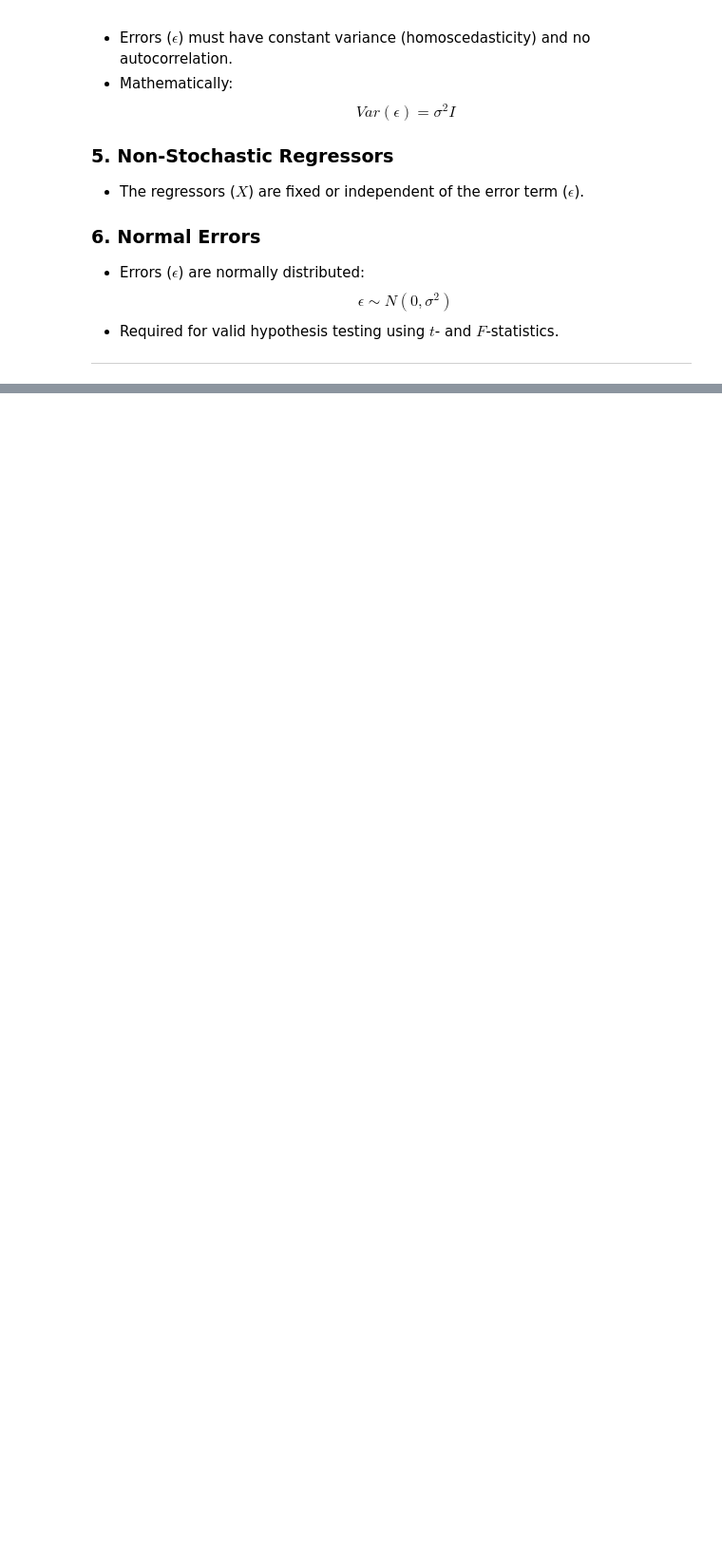
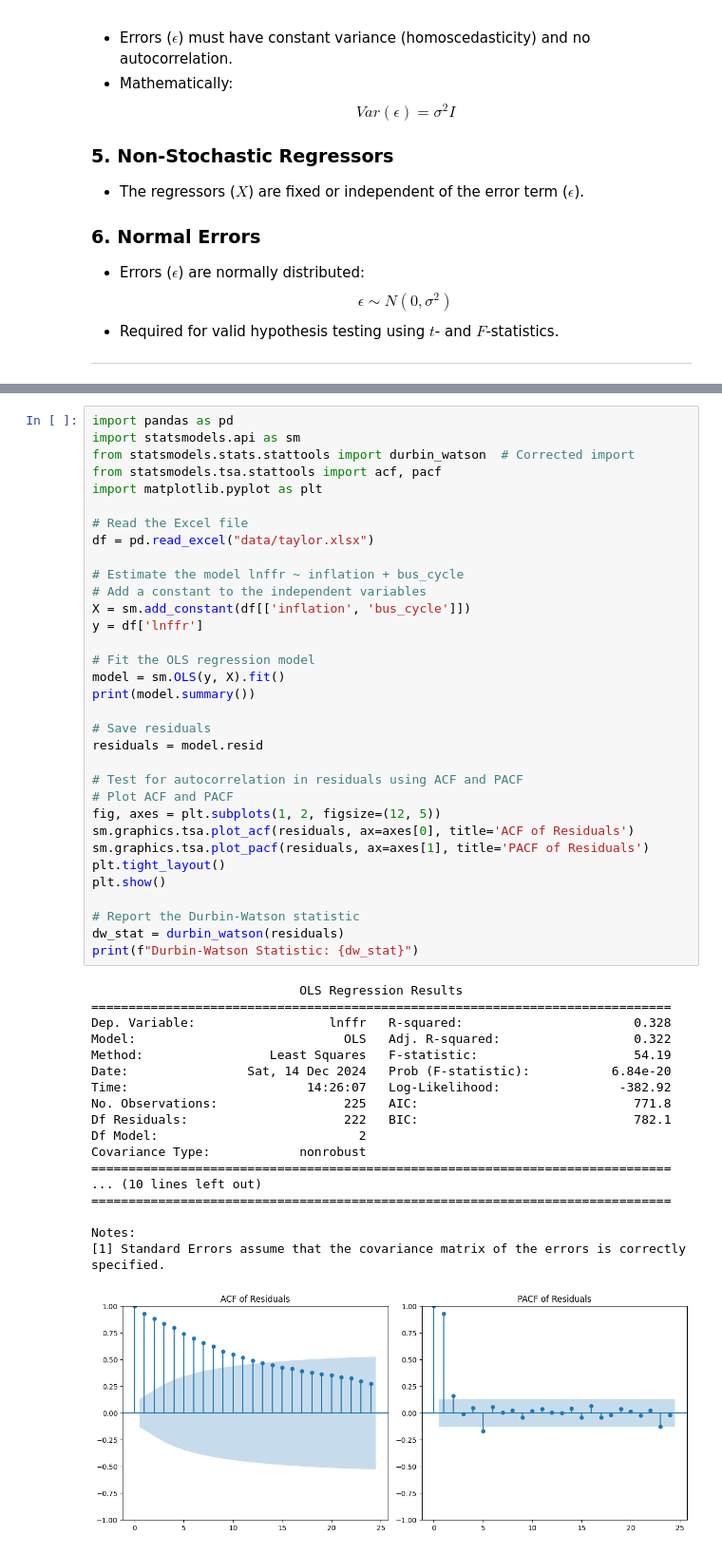
Before and after one commit to MTZun10/Course-Econometrics-for-Economics-and-Finance-Professionals, a Jupyter notebook: course2.ipynb, the cells around one changed output, grey strips where cells are left out. Shown at 95% size. Saved outputs shown, nothing was run; the diff lists cells and outputs as text; blank space fills up the shorter version.

```diff
--- a/course2.ipynb
+++ b/course2.ipynb
@@ -137,0 +1487,52 @@ The Gauss-Markov Theorem is the foundation of linear regression analysis, justif
+# %%
+import pandas as pd
+import statsmodels.api as sm
+from statsmodels.stats.stattools import durbin_watson  # Corrected import
+from statsmodels.tsa.stattools import acf, pacf
+import matplotlib.pyplot as plt
+
+# Read the Excel file
+df = pd.read_excel("data/taylor.xlsx")
+
+# Estimate the model lnffr ~ inflation + bus_cycle
+# Add a constant to the independent variables
+X = sm.add_constant(df[['inflation', 'bus_cycle']])
+y = df['lnffr']
+
+# Fit the OLS regression model
+model = sm.OLS(y, X).fit()
+print(model.summary())
+
+# Save residuals
+residuals = model.resid
+
+# Test for autocorrelation in residuals using ACF and PACF
+# Plot ACF and PACF
+fig, axes = plt.subplots(1, 2, figsize=(12, 5))
+sm.graphics.tsa.plot_acf(residuals, ax=axes[0], title='ACF of Residuals')
+sm.graphics.tsa.plot_pacf(residuals, ax=axes[1], title='PACF of Residuals')
+plt.tight_layout()
+plt.show()
+
+# Report the Durbin-Watson statistic
+dw_stat = durbin_watson(residuals)
+print(f"Durbin-Watson Statistic: {dw_stat}")
+# %% [output]
+                            OLS Regression Results
+==============================================================================
+Dep. Variable:                  lnffr   R-squared:                       0.328
+Model:                            OLS   Adj. R-squared:                  0.322
+Method:                 Least Squares   F-statistic:                     54.19
+Date:                Sat, 14 Dec 2024   Prob (F-statistic):           6.84e-20
+Time:                        14:26:07   Log-Likelihood:                -382.92
+No. Observations:                 225   AIC:                             771.8
+Df Residuals:                     222   BIC:                             782.1
+Df Model:                           2
+Covariance Type:            nonrobust
+==============================================================================
+... (10 lines left out)
+==============================================================================
+
+Notes:
+[1] Standard Errors assume that the covariance matrix of the errors is correctly specified.
+[figure, added]
```
Also changed, not shown: parts of 26 cells of this notebook, 2 other files.
